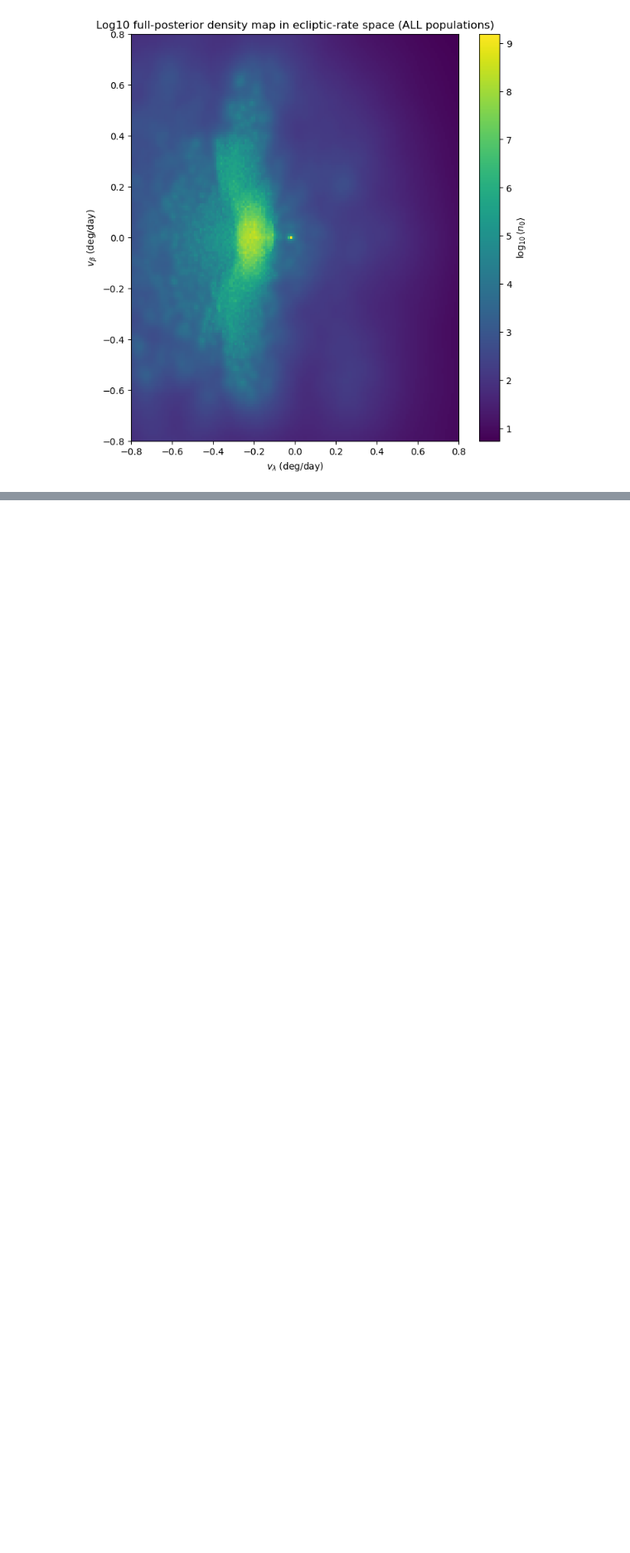
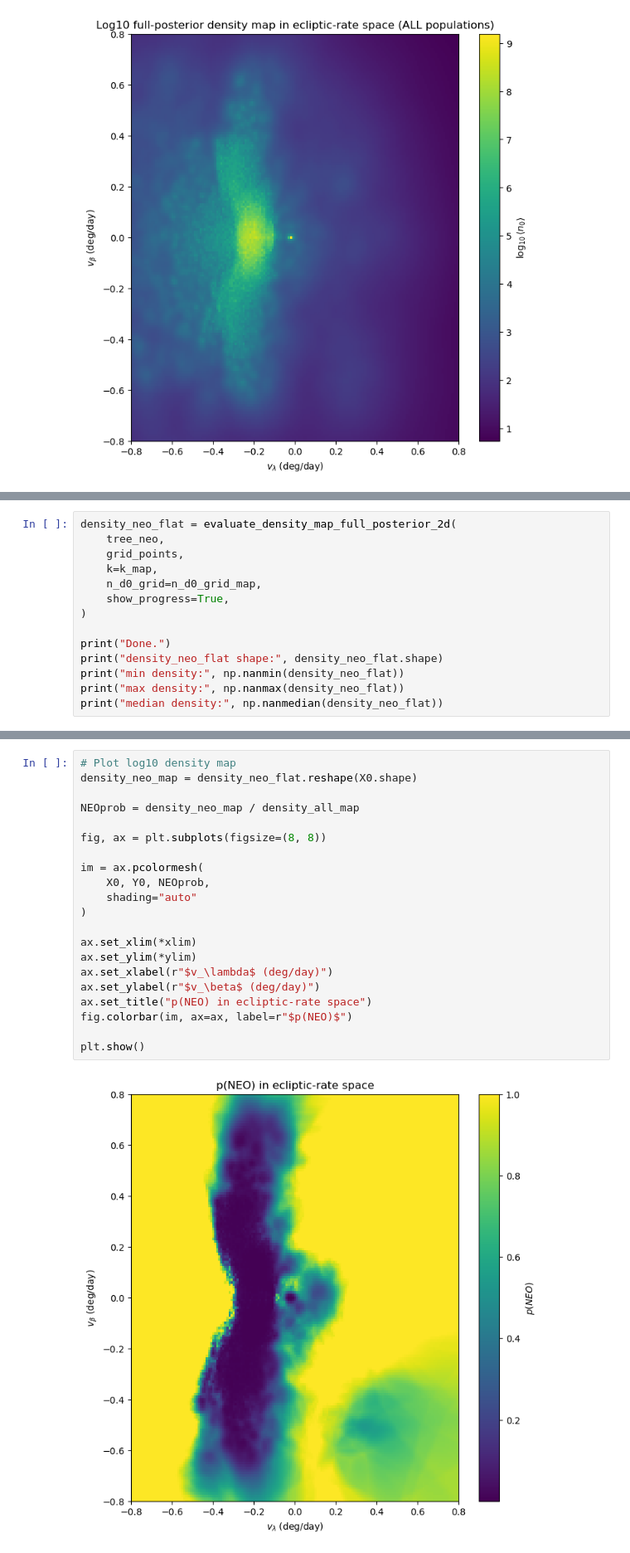
Before and after one commit to devanshi-s04/neomod, a Jupyter notebook: plotswpopulations.ipynb, the cells around one changed output, grey strips where cells are left out. Shown at 83% size. Saved outputs shown, nothing was run; the diff lists cells and outputs as text; blank space fills up the shorter version.

```diff
--- a/plotswpopulations.ipynb
+++ b/plotswpopulations.ipynb
@@ -1402,0 +1403,14 @@ plt.show()
+# %%
+density_neo_flat = evaluate_density_map_full_posterior_2d(
+    tree_neo,
+    grid_points,
+    k=k_map,
+    n_d0_grid=n_d0_grid_map,
+    show_progress=True,
+)
+
+print("Done.")
+print("density_neo_flat shape:", density_neo_flat.shape)
+print("min density:", np.nanmin(density_neo_flat))
+print("max density:", np.nanmax(density_neo_flat))
+print("median density:", np.nanmedian(density_neo_flat))
@@ -1402,0 +1423,23 @@ plt.show()
+# %%
+# Plot log10 density map
+density_neo_map = density_neo_flat.reshape(X0.shape)
+
+NEOprob = density_neo_map / density_all_map
+
+fig, ax = plt.subplots(figsize=(8, 8))
+
+im = ax.pcolormesh(
+    X0, Y0, NEOprob,
+    shading="auto"
+)
+
+ax.set_xlim(*xlim)
+ax.set_ylim(*ylim)
+ax.set_xlabel(r"$v_\lambda$ (deg/day)")
+ax.set_ylabel(r"$v_\beta$ (deg/day)")
+ax.set_title("p(NEO) in ecliptic-rate space")
+fig.colorbar(im, ax=ax, label=r"$p(NEO)$")
+
+plt.show()
+# %% [output]
+[figure, added]
```
Also changed, not shown: parts of 13 cells of this notebook.
